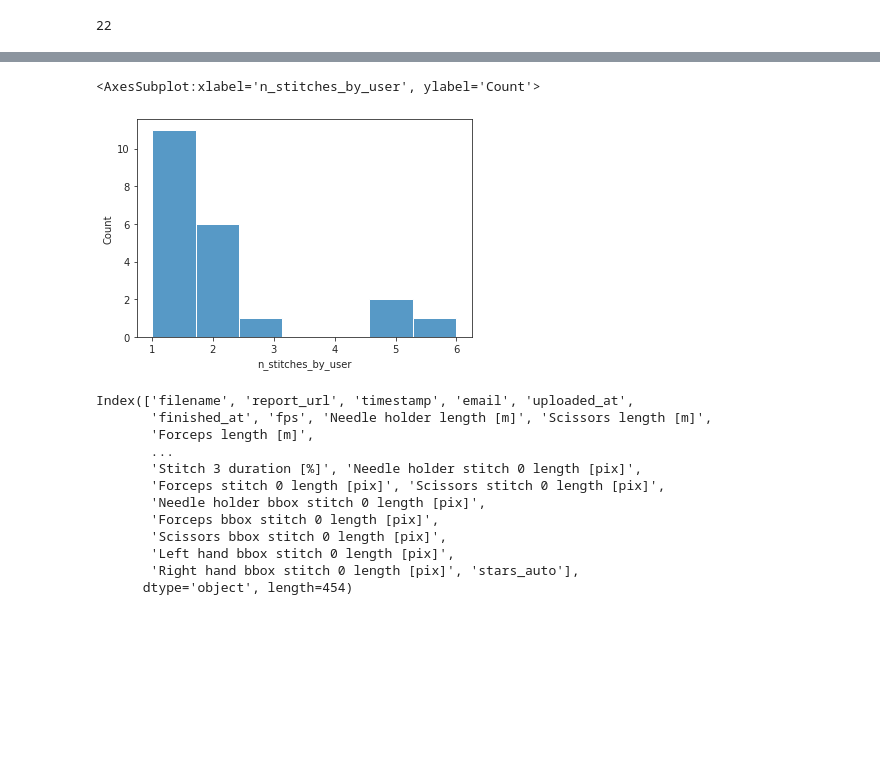
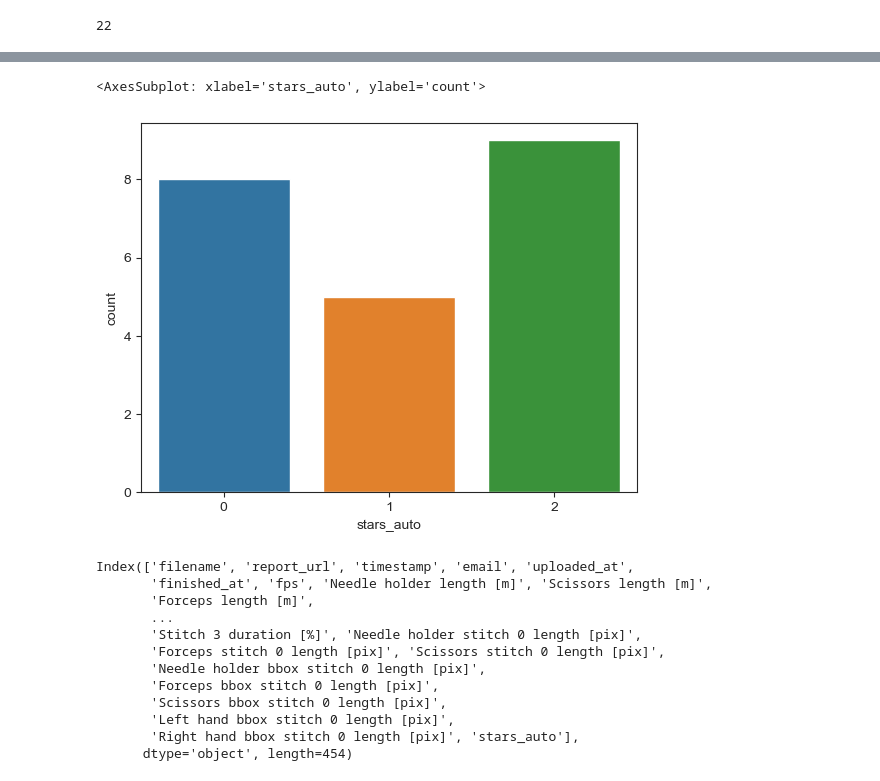
Before and after one commit to mjirik/surgeryanalyser, a Jupyter notebook: devel/pigleg_stats_evalutaion.ipynb, the cells around one changed output, grey strips where cells are left out. Cells and saved outputs as stored; diff of their text form; code cells hidden in the pictures; blank space fills up the shorter version.

```diff
--- a/devel/pigleg_stats_evalutaion.ipynb
+++ b/devel/pigleg_stats_evalutaion.ipynb
@@ -41,9 +41,11 @@ dfs = df[df["filename"].notna()]
 dfs = dfs[dfs["filename"].str.contains("Good|Medium|Bad")].drop_duplicates(subset=["filename"], keep="last")
 # %%
 # add column "stars_auto" with 0 for "Good", 1 for "Medium", 2 for "Bad"
-dfs["stars_auto"] = dfs["filename"].str.contains("Good").astype(int) * 0
-dfs["stars_auto"] = dfs["filename"].str.contains("Medium").astype(int) * 1
-dfs["stars_auto"] = dfs["filename"].str.contains("Bad").astype(int) * 2
+
+# dfs["stars_auto"] = dfs["filename"].str.contains("Good").astype(int) * 0
+# dfs["stars_auto"] = dfs["filename"].str.contains("Bad").astype(int) * 2
+# dfs["stars_auto"] = dfs["filename"].str.contains("Medium").astype(int) * 1
+dfs["stars_auto"] = dfs["filename"].str.contains("Good").astype(int) * 0 + dfs["filename"].str.contains("Bad").astype(int) * 2 + dfs["filename"].str.contains("Medium").astype(int) * 1
 # dfs["filename"].str.contains("Good|Medium|Bad")
 # %%
 len(dfs)
@@ -52,9 +75,11 @@ len(dfs)
 # %%
 import seaborn as sns
-sns.histplot(dfs, x="n_stitches_by_user")
-# %% [output]
-<AxesSubplot:xlabel='n_stitches_by_user', ylabel='Count'>
-[figure, removed]
+# %%
+
+sns.countplot(dfs, x="stars_auto")
+# %% [output]
+<AxesSubplot: xlabel='stars_auto', ylabel='count'>
+[figure, added]
 # %%
 dfs.columns
 # %% [output]
```
Also changed, not shown: parts of 24 cells of this notebook.
